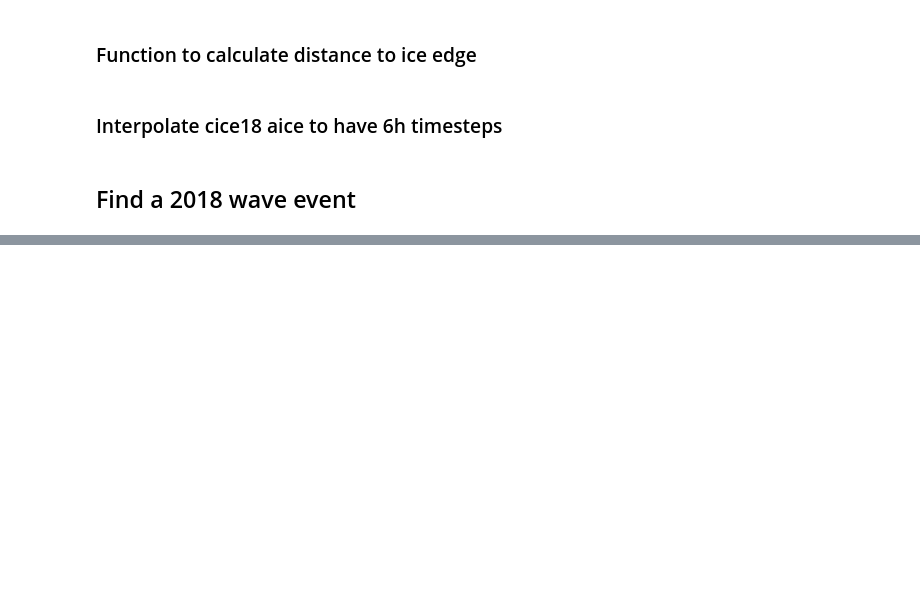
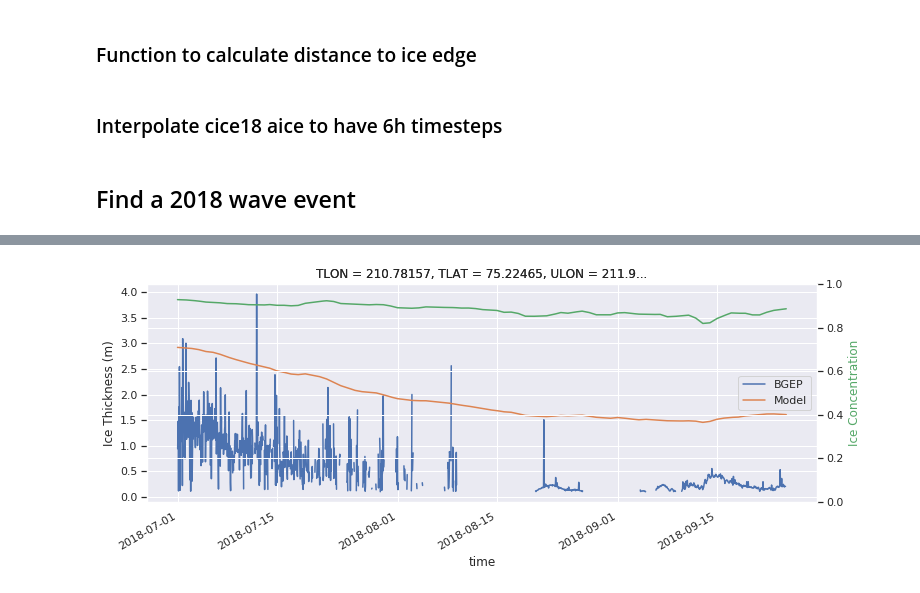
Before and after one commit to vtcooper/waveice, a Jupyter notebook: waveice_analysis.ipynb, the cells around one changed output, grey strips where cells are left out. Drawn from its saved outputs; the diff is of its cells as text; code cells hidden in the pictures; blank space fills up the shorter version.

```diff
--- a/waveice_analysis.ipynb
+++ b/waveice_analysis.ipynb
@@ -36,7 +40,7 @@ bds15 = xr.open_dataset(bdir+files[1]).sel(time=slice(bounds[1][0],bounds[1][1])
 bds17 = xr.open_dataset(bdir+files[2]).sel(time=slice(bounds[2][0],bounds[2][1]))
 bds18 = xr.open_dataset(bdir+files[2]).sel(time=slice(bounds[3][0],bounds[3][1]))
 
-# model data
+# pre 2018 model data
 mdir = '/glade/work/lettier/CICE/cicefsdww3i_output_concat/' ## location of file before changing dim names
 mdir_adj = '/glade/u/home/vcooper/work/BGEP_vtc/adjfiles/' # location of adjusted files, changed dims to lat and lon
 ice_file = 'cicefsdww3i.cice.h.concat.0068-0084.nc' # monthly ice output
@@ -44,9 +48,12 @@ wave_file = 'cicefsdww3i.ww3.sigheight.2000-2016.nc' # daily wave output
 mwds = xr.open_dataset(mdir_adj+wave_file)
 mwds = mwds.set_coords(['longitude','latitude'])
 
-ww18 = xr.open_dataset('/glade/work/vcooper/BGEP_vtc/ww3.2018.nc') # 2018 model output
+# 2018 model output
+ww18 = xr.open_dataset('/glade/work/vcooper/BGEP_vtc/ww3.2018.nc').set_coords(['longitude','latitude'])
 
 cice18 = xr.open_dataset('/glade/work/vcooper/BGEP_vtc/cicefsdww3i.cice.h1.2018.nc') # 2018 model output
+cice18.TLAT[:] = grid.lat # hack to fix polar stereo
+cice18.TLON[:] = grid.lon
 start = pd.Timestamp(ww18.time.values[0])
 end = pd.Timestamp(ww18.time.values[-1])
 t = np.linspace(start.value, end.value, len(cice18.time))
@@ -59,7 +66,7 @@ sodaB = xr.open_dataset('/glade/work/vcooper/BGEP_vtc/SODA/SODA_B_sigWaves.mat_c
 sodaC = xr.open_dataset('/glade/work/vcooper/BGEP_vtc/SODA/SODA_C_sigWaves.mat_converted.nc')
 
 
-# swift data
+# SWIFT data
 swiftpath = '/glade/work/lettier/SWIFT_SeaState2015/'
 swift_files = ('SWIFT13_11-14Oct2015_30min_converted.nc','SWIFT11_31Oct-01Nov2015_30min_converted.nc',
               'SWIFT09_06-08Oct2015_30min_converted.nc','SWIFT15_23-25Oct2015_30min_converted.nc',
@@ -89,4 +96,4 @@ for i, file in enumerate(swift_files):
 # Get observations from NSIDC bootstrap, regridded to match CICE grid
 path = '/glade/work/vcooper/BGEP_vtc/regrid_sat/' ## location of regridded file
 ice_file = 'seaice_conc_daily_nh_1979-2018_cicegrid.nc' # name of regridded file
-boot = xr.open_dataset(path+ice_file)
+boot = (xr.open_dataset(path+ice_file)).rename_vars(seaice_conc_cdr='aice_d')
@@ -154,7 +181,8 @@ def icedistance(iceconc_input):
 # %% [markdown]
 ### Interpolate cice18 aice to have 6h timesteps
 # %%
-cice18_6h = cice18.aice_d.interp(time=ww18.time.values)
+cice18_6h_aice = cice18.aice_d.interp(time=ww18.time.values)
+cice18_6h_hi = cice18.hi_d.interp(time=ww18.time.values)
 # %% [markdown]
 ## Find a 2018 wave event
 # %%
@@ -163,0 +241,21 @@ KeyError: 0
+# %%
+# BGEP and model
+# ice thickness
+latsel = 350
+lonsel = 206
+timeslice = slice('2018-07-01','2018-09-24')
+
+fig, ax = plt.subplots(figsize=(12,4))
+
+bds18.icethickness.plot(label='BGEP')
+cice18_6h_hi.sel(time=timeslice,nj=latsel,ni=lonsel).plot(label='Model')
+ax.set_ylabel('Ice Thickness (m)')
+plt.legend(loc=5)
+
+ax2 = ax.twinx()
+cice18_6h_aice.sel(time=timeslice,nj=latsel,ni=lonsel).plot(ax=ax2,c='g')
+ax2.set_ylabel('Ice Concentration',c='g')
+ax2.set_ylim(0.0,1.0)
+plt.show(); plt.close()
+# %% [output]
+[figure, added]
```
Also changed, not shown: parts of 52 cells of this notebook.
